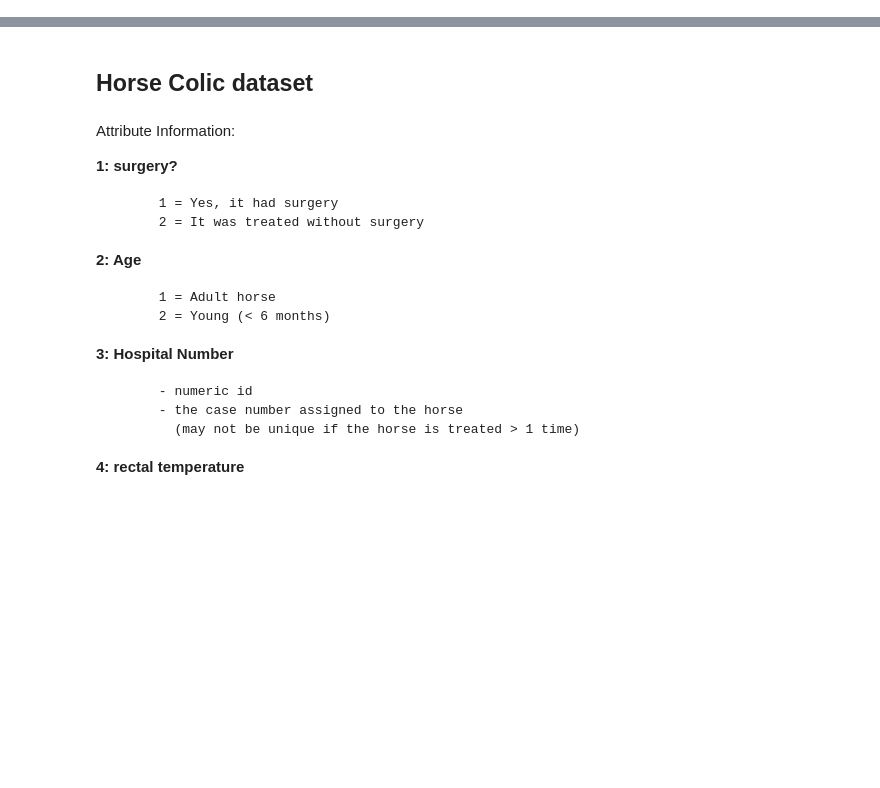
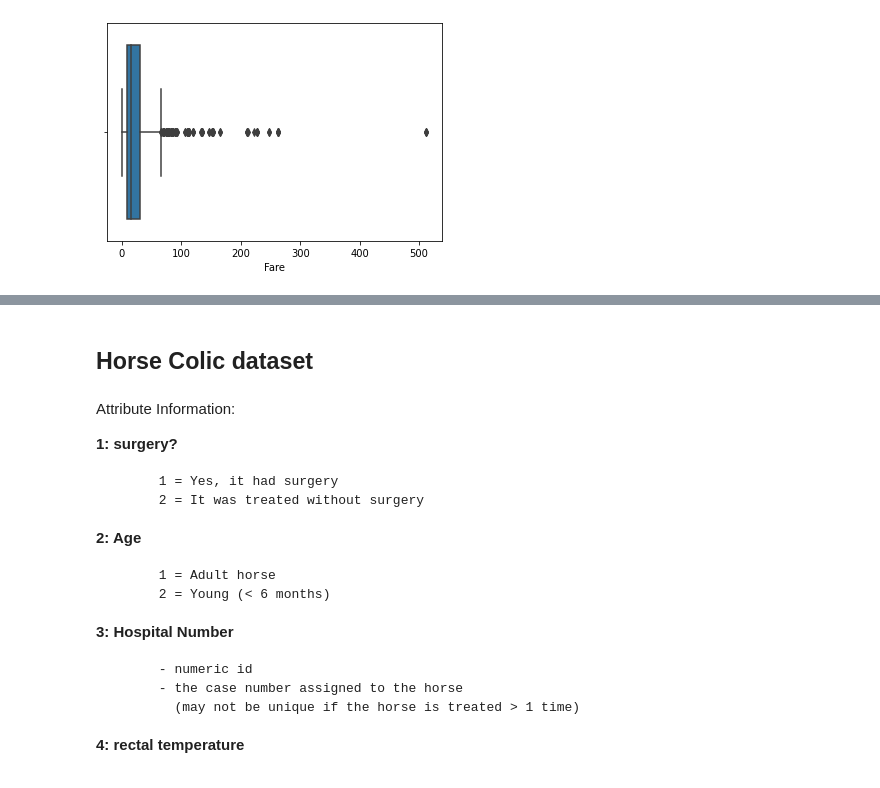
Before and after one commit to mdrs-thiago/uerj-topicos-a, a Jupyter notebook: preprocessing/preprocessing_pt1.ipynb, the cells around one changed output, grey strips where cells are left out. Drawn from its saved outputs; the diff is of its cells as text; code cells hidden in the pictures; blank space fills up the shorter version.

```diff
--- a/preprocessing/preprocessing_pt1.ipynb
+++ b/preprocessing/preprocessing_pt1.ipynb
@@ -62,0 +99,5 @@ df
+# %%
+sns.boxplot(x=df['Fare'])
+plt.show()
+# %% [output]
+[figure, added]
```
Also changed, not shown: parts of 41 cells of this notebook, 4 other files.
